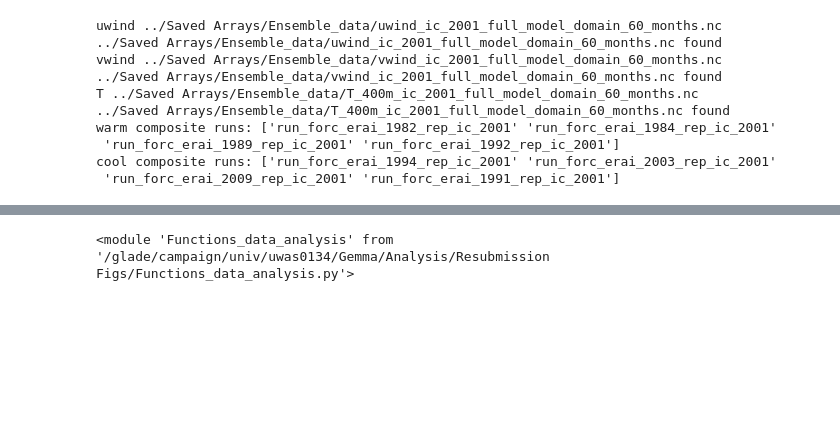
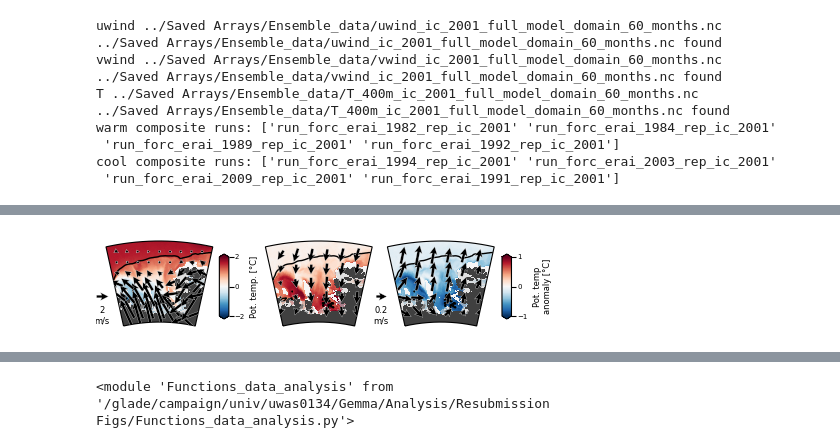
Before and after one commit to gemmaoc/OConnor_et_al_2025_analysis, a Jupyter notebook: Figure_2c-k_S2_wind_SIA_Q.ipynb, the cells around one changed output, grey strips where cells are left out. Saved outputs shown, nothing was run; the diff lists cells and outputs as text; code cells hidden in the pictures; blank space fills up the shorter version.

```diff
--- a/Figure_2c-k_S2_wind_SIA_Q.ipynb
+++ b/Figure_2c-k_S2_wind_SIA_Q.ipynb
@@ -192,2 +99,95 @@ fig.subplots_adjust(left=0.05,right=0.88,top=0.9,bottom=0.05,wspace=0.1,hspace=.
+# %%
+# Plot winds and T
+
+color_data = [T_em, warm_comp_T, cool_comp_T]
+x_data = [uwind_em, warm_comp_uwind, cool_comp_uwind]
+y_data = [vwind_em, warm_comp_vwind, cool_comp_vwind]
+T_lims = [2,1,1]
+q_scales = [18,2,2]
+regrids = [9,7.6,7.6]
+# titles = ['c) Ensemble Mean', 'd) Warm Composite','e) Cool Composite']
+
+fig = plt.figure()
+fig.set_size_inches((4.75,1))
+# Create GridSpec with extra columns for colorbars
+gs = GridSpec(1, 4, width_ratios=[1, 0.25, 1, 1], wspace=0.1)
+
+lons, lats = color_data[0].lon, color_data[0].lat
+lat1,lat2,lon1,lon2 = fda.plot_regions['AS_near']
+lon_mid = (lon1+lon2)/2
+grid_proj = ccrs.PlateCarree()
+land_ice_ds = fda.get_bathymetry_and_troughs()
+
+axes = []
+cf_maps = []
+j = 0 # count data indexes
+for i in range(4):
+
+    if i == 1:
+        # empty spot for ens mean colorbar
+        ax = fig.add_subplot(gs[0,i])
+        ax.set_visible(False)
+    else:
+        ax = fig.add_subplot(gs[0,i],projection=ccrs.SouthPolarStereo(central_longitude=lon_mid))
+        color_data_j = color_data[j]
+        x_data_j = x_data[j]
+        y_data_j = y_data[j]
+
+        cf = ax.pcolormesh(lons, lats, color_data_j, vmin=-T_lims[j], vmax=T_lims[j],
+                           transform=grid_proj, cmap='RdBu_r', zorder=0)
+        cf_maps.append(cf)
+        quiv = ax.quiver(lons, lats, x_data_j, y_data_j, transform = grid_proj,
+                         regrid_shape=regrids[j], pivot = 'middle', scale=q_scales[j], width=0.025, headlength=3,
+                         headaxislength=2.5, minshaft=1, edgecolor='white',linewidth = 0.2,zorder=3)
+        if i == 0:
+            vec_len = 2
+            ax.quiverkey(quiv, X=-0.04, Y=0.35, U=vec_len, label=str(vec_len)+'\nm/s',
+                         labelpos='S', fontproperties={'size': 6})
+        elif i == 3:
+            vec_len = 0.2
+            ax.quiverkey(quiv, X=-0.06, Y=0.35, U=vec_len, label=str(vec_len)+'\nm/s',
+                         labelpos='S', fontproperties={'size': 6})
+        # ax.set_title(titles[j], fontsize=8)
+
+        j += 1
+        axes.append(ax)
+
+for ax in axes:
+    # Plot bathyemtry and ice and plot
+    land_ice_ds = land_ice_ds.sel(lat=slice(lat1,lat2),lon=slice(lon1,lon2))
+    lons,lats = land_ice_ds.lon, land_ice_ds.lat
+    blevs = (1000,)
+    ax.contour(lons,lats,land_ice_ds.bathy,blevs,colors='k',transform=grid_proj,linewidths=1,zorder=1)
+    ax.contourf(lons,lats,land_ice_ds.all_ice,transform=grid_proj,colors=['lightgray']*2,alpha=0.6,zorder=2)
+    ax.contourf(lons,lats,land_ice_ds.grounded_ice,transform=grid_proj,cmap='binary_r',zorder=2)
+
+    # Set shape of map to match shape of data rather than a rectangle
+    rect = mpath.Path([[lon1, lat2], [lon2, lat2],[lon2, lat1], [lon1, lat1], [lon1, lat2]]).interpolated(50)
+    proj_to_data = ccrs.PlateCarree()._as_mpl_transform(ax) - ax.transData
+    rect_in_target = proj_to_data.transform_path(rect)
+    ax.set_boundary(rect_in_target)
+    ax.set_xlim(rect_in_target.vertices[:,0].min(), rect_in_target.vertices[:,0].max())
+    ax.set_ylim(rect_in_target.vertices[:,1].min(), rect_in_target.vertices[:,1].max())
+
+
+# Add colorbars
+cb_ax1 = fig.add_axes([0.275,0.12,0.02,0.65])
+cb1 = fig.colorbar(cf_maps[0], cax=cb_ax1, extend='both',orientation = 'vertical')
+cb1.set_label(label = 'Pot. temp. [°C]', fontsize=6)
+cb1.ax.tick_params(labelsize=5,pad=0.5)
+cb1.set_ticks([-2,0,2])
+
+cb_ax2 = fig.add_axes([0.87,0.12,0.02,0.65])
+cb2 = fig.colorbar(cf_maps[2], cax=cb_ax2, extend='both',orientation = 'vertical')
+cb2.set_label(label = 'Pot. temp\nanomaly [°C]', fontsize=6)
+cb2.ax.tick_params(labelsize=5,pad=0.5)
+cb2.set_ticks([-1,0,1])
+
+
+fig.subplots_adjust(left=0.03,right=0.86,top=0.9,bottom=0.05,wspace=0.1,hspace=.05)
+
+plt.savefig('Plots/Figure_2cde_winds_T.png',dpi=400)
+# %% [output]
+[figure, added]
 # %%
 # Get SIA data for specified season
```
Also changed, not shown: parts of 6 cells of this notebook, 23 other files.
